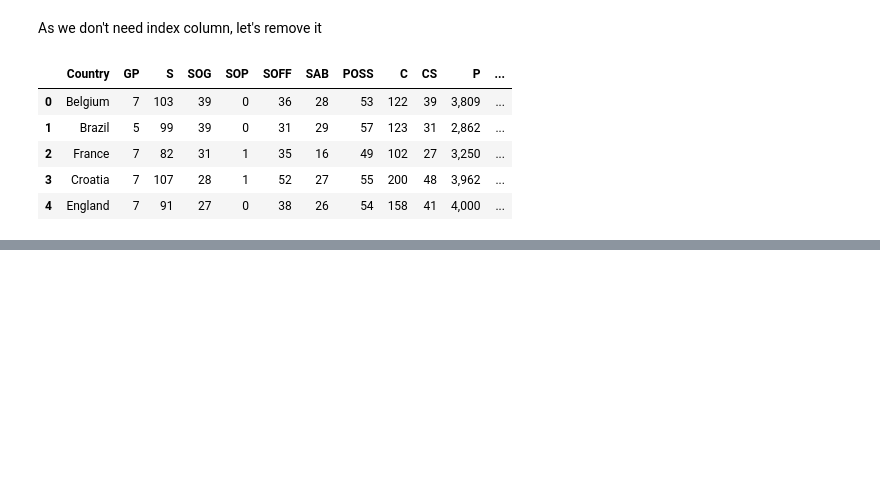
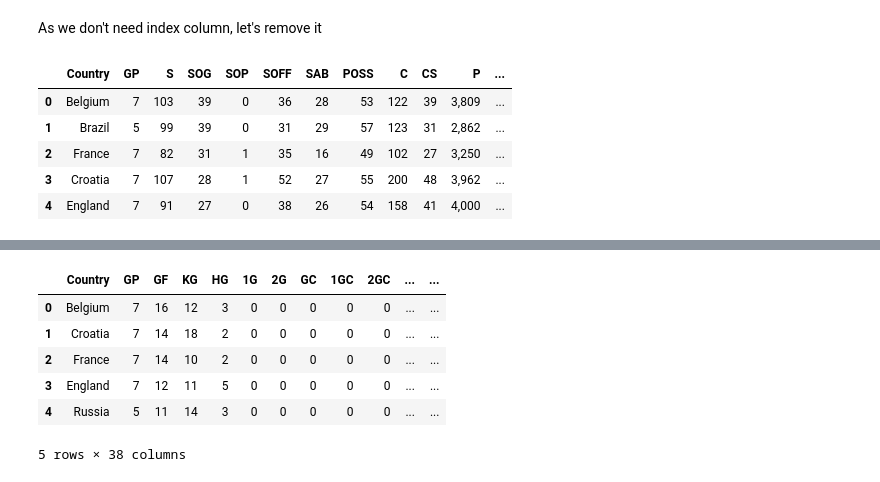
Before and after one commit to YahiaML/World-Cup-2018-Data-, a Jupyter notebook: World_Cup_qualifiers_data.ipynb, the cells around one changed output, grey strips where cells are left out. Saved outputs shown, nothing was run; the diff lists cells and outputs as text; code cells hidden in the pictures; blank space fills up the shorter version.

```diff
--- a/World_Cup_qualifiers_data.ipynb
+++ b/World_Cup_qualifiers_data.ipynb
@@ -188,0 +233,4 @@ offensive.head()
+# %%
+defensive = pd.DataFrame(teams,columns=["index","Country", "GP", "TI", "INT", "TKL", "TA", "GK", "F", "FK", "OG"])  # inserting columns names
+defensive = defensive.drop("index",axis=1)
+defensive.head()
@@ -203,0 +259,11 @@ overall.shape
+# %%
+merged_2 = pd.merge(merged_1, defensive, how='inner')
+merged_2.head()
+# %% [output]
+|  | Country | GP | GF | KG | HG | 1G | 2G | GC | 1GC | 2GC | ... | ... |
+| 0 | Belgium | 7 | 16 | 12 | 3 | 0 | 0 | 0 | 0 | 0 | ... | ... |
+| 1 | Croatia | 7 | 14 | 18 | 2 | 0 | 0 | 0 | 0 | 0 | ... | ... |
+| 2 | France | 7 | 14 | 10 | 2 | 0 | 0 | 0 | 0 | 0 | ... | ... |
+| 3 | England | 7 | 12 | 11 | 5 | 0 | 0 | 0 | 0 | 0 | ... | ... |
+| 4 | Russia | 5 | 11 | 14 | 3 | 0 | 0 | 0 | 0 | 0 | ... | ... |
+5 rows × 38 columns
```
Also changed, not shown: parts of 13 cells of this notebook.
